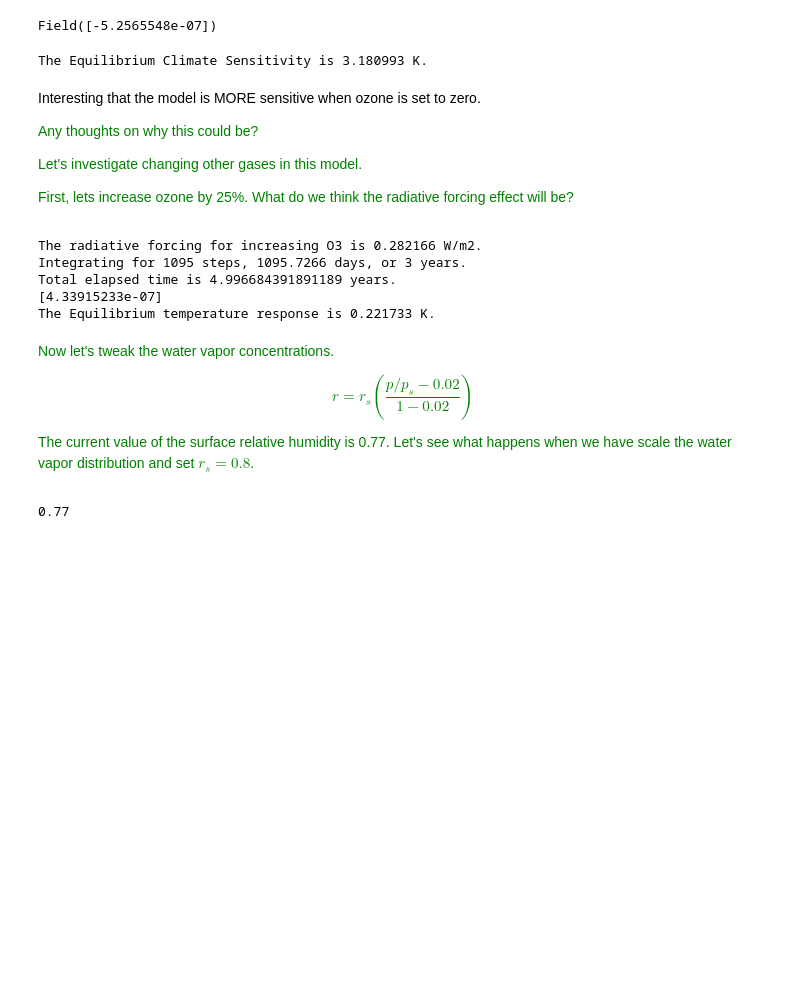
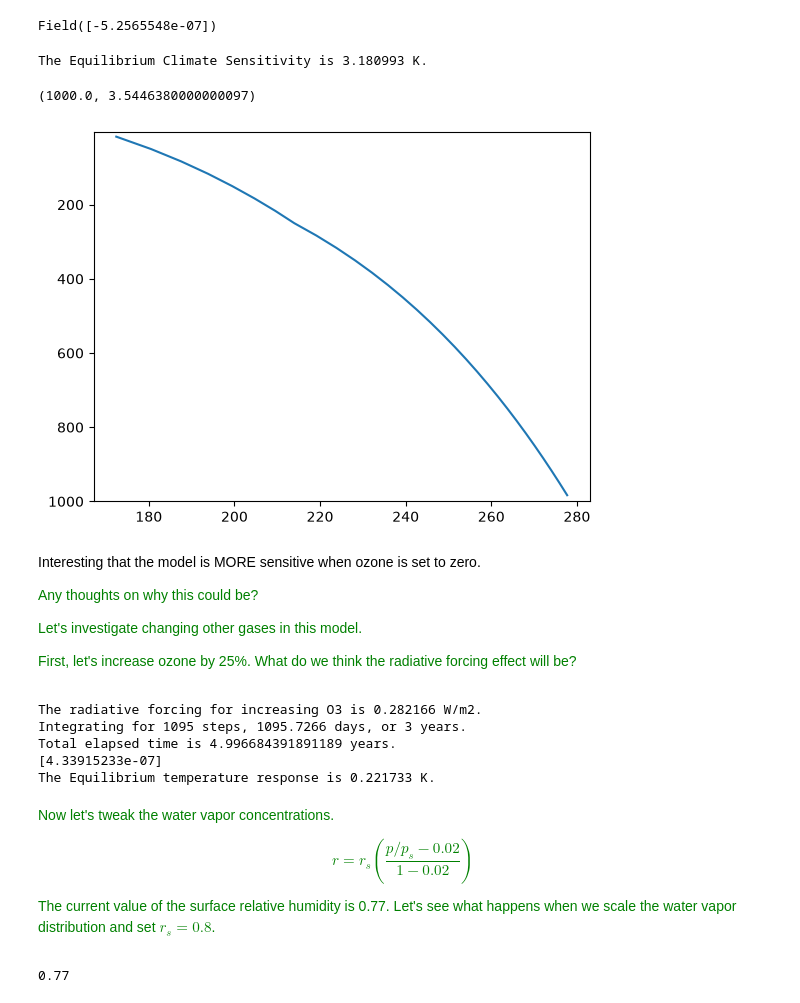
Before and after one commit to isn852/phys897, a Jupyter notebook: courseware/spectral-bands.ipynb, the cells around one changed output. Cells and saved outputs as stored; diff of their text form; code cells hidden in the pictures; blank space fills up the shorter version.

```diff
--- a/courseware/spectral-bands.ipynb
+++ b/courseware/spectral-bands.ipynb
@@ -681,8 +681,13 @@ Total elapsed time is 4.996684391891189 years.
 Field([-5.2565548e-07])
 # %%
 print('The Equilibrium Climate Sensitivity is %f K.' % (col4.Ts[0] - col1.Ts[0]))
+
+plt.plot(col4.state["Tatm"], col4.lev)
+plt.ylim(1000, col3.lev.min())
 # %% [output]
 The Equilibrium Climate Sensitivity is 3.180993 K.
+(1000.0, 3.5446380000000097)
+[figure, added]
 # %% [markdown]
 Interesting that the model is MORE sensitive when ozone is set to zero.
 
@@ -692,7 +697,7 @@ Any thoughts on why this could be?
 
 Let's investigate changing other gases in this model.
 
-First, lets increase ozone by 25%. What do we think the radiative forcing effect will be?
+First, let's increase ozone by 25%. What do we think the radiative forcing effect will be?
 
 </div>
 # %%
@@ -717,7 +722,7 @@ Now let's tweak the water vapor concentrations.
 
 $$ r = r_s \left( \frac{p/p_s - 0.02}{1 - 0.02} \right) $$
 
-The current value of the surface relative humidity is 0.77. Let's see what happens when we have scale the water vapor distribution and set $r_s=0.8$.
+The current value of the surface relative humidity is 0.77. Let's see what happens when we scale the water vapor distribution and set $r_s=0.8$.
 
 </div>
 # %%
```
Also changed, not shown: parts of 8 cells of this notebook, 31 other files.
